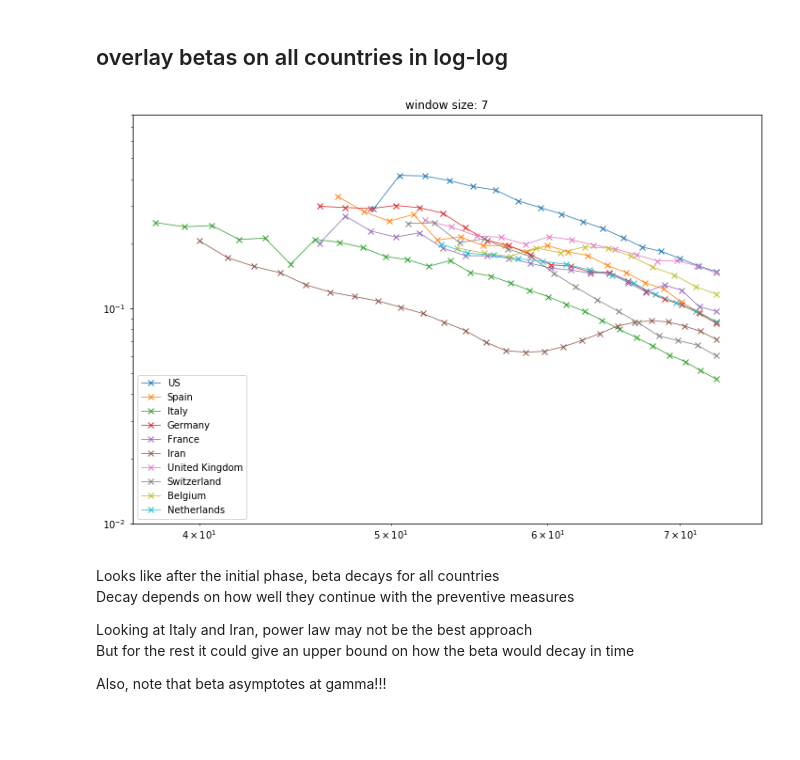
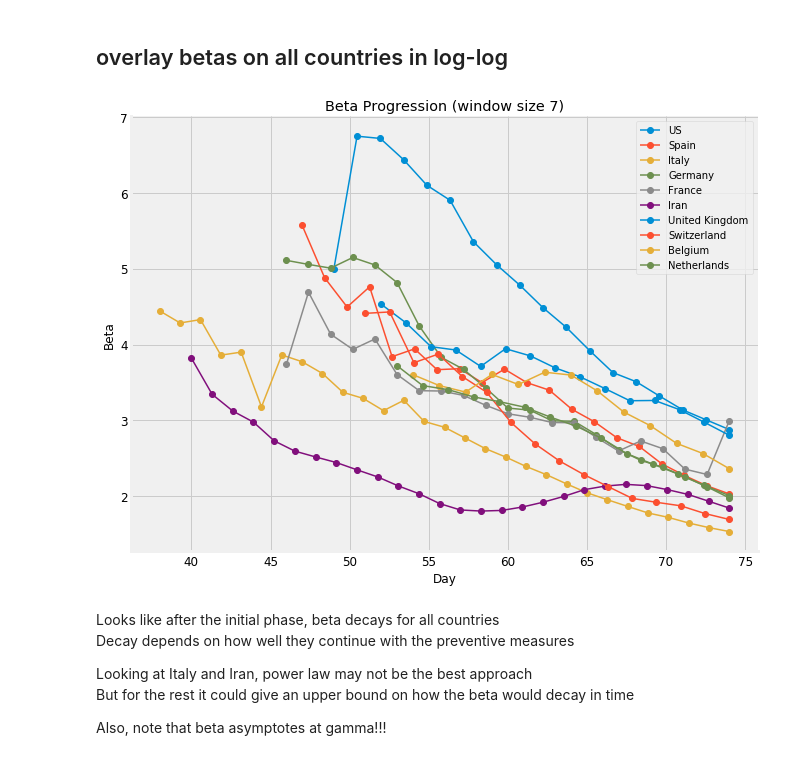
Before and after one commit to facebookresearch/covid19_spread, a Jupyter notebook: sir_variations/beta_stats.ipynb, the cells around one changed output. Saved outputs shown, nothing was run; the diff lists cells and outputs as text; code cells hidden in the pictures; blank space fills up the shorter version.

```diff
--- a/sir_variations/beta_stats.ipynb
+++ b/sir_variations/beta_stats.ipynb
@@ -109,7 +120,7 @@ for j, country in enumerate(countries):
 # %%
 k = 7 # change the window size here !!!
 # %%
-fig, axs = plt.subplots(5, 2, figsize=(10, 20))
+fig, axs = plt.subplots(5, 2, figsize=(10, 20), facecolor='w')
 fig.subplots_adjust(hspace = 0.5, wspace=0.5)
 
 axs = axs.ravel()
@@ -123,15 +134,15 @@ for j, country in enumerate(countries):
 
     x_ = np.linspace(t_init, t_init + len(i), len(i_))
 
-    axs[j].set_title(country + ' past {} days'.format(len(i)))
-    axs[j].set_xlabel('days after first {} cases'.format(threshold))
-    axs[j].set_ylabel('beta - blue')
-    axs[j].plot(x_[:-1], beta_, marker='o', lw=0.5)
+    axs[j].set_title(country + ' past {} days'.format(len(i)), fontsize=14)
+    axs[j].set_xlabel('days after first {} cases'.format(threshold), fontsize=12)
+    axs[j].set_ylabel('beta - blue', fontsize=12)
+    axs[j].plot(x_[:-1], beta_, marker='o', lw=1.5)
     # axs[j].plot(convolve(beta, k), marker='o', lw=0.5)
 
     ax2 = axs[j].twinx()
-    ax2.set_ylabel('cases - red')
-    ax2.plot(x_, i_, c='r', marker='x', lw=0.5)
+    ax2.set_ylabel('cases - red', fontsize=12)
+    ax2.plot(x_, i_, c='r', marker='o', lw=1.5)
 
     ax2.set_yscale('log')
 # %% [output]
@@ -140,27 +151,35 @@ for j, country in enumerate(countries):
 ## overlay betas on all countries in log-log
 # %%
 # recall k = 7
-fig, axs = plt.subplots(figsize=(12, 8))
+fig, axs = plt.subplots(figsize=(10, 8), facecolor='w')
 for country in countries: # + china:
     i, beta, t_init = process_cases(country)
 
     i_ = convolve(i, k)
     di_ = i_[1:] - i_[:-1]
-    beta_ = di_  / i_[:-1] + 1/14
+    beta_ = (di_  / i_[:-1] + 1/14) * 14
 
     x_range = np.linspace(t_init, t_init + len(i), len(beta_))
 
-    plt.plot(x_range, beta_ - 1/14, lw=0.75, marker='x')
-    plt.title('window size: {}'.format(k))
-    plt.xscale('log')
-    plt.yscale('log')
+    plt.plot(x_range, beta_ - 1/14, lw=1.5, marker='o')
+    plt.title('Beta Progression (window size {})'.format(k))
+    #plt.xscale('log')
+    #plt.yscale('log')
 
-    plt.ylim([0.01, 0.8])
-    plt.xlim([37, 77])
+    #plt.ylim([0.01, 0.8])
+    #plt.xlim([37, 77])
+
+for axis in [axs.xaxis, axs.yaxis]:
+    formatter = mpl.ticker.ScalarFormatter()
+    formatter.set_scientific(False)
+    axis.set_major_formatter(formatter)
+
 plt.legend(countries)
+plt.ylabel('Beta')
+plt.xlabel('Day')
 plt.show()
 # %% [output]
-[figure, old version]
+[figure, new version]
 # %% [markdown]
 Looks like after the initial phase, beta decays for all countries
 Decay depends on how well they continue with the preventive measures
```
Also changed, not shown: parts of 6 cells of this notebook.
